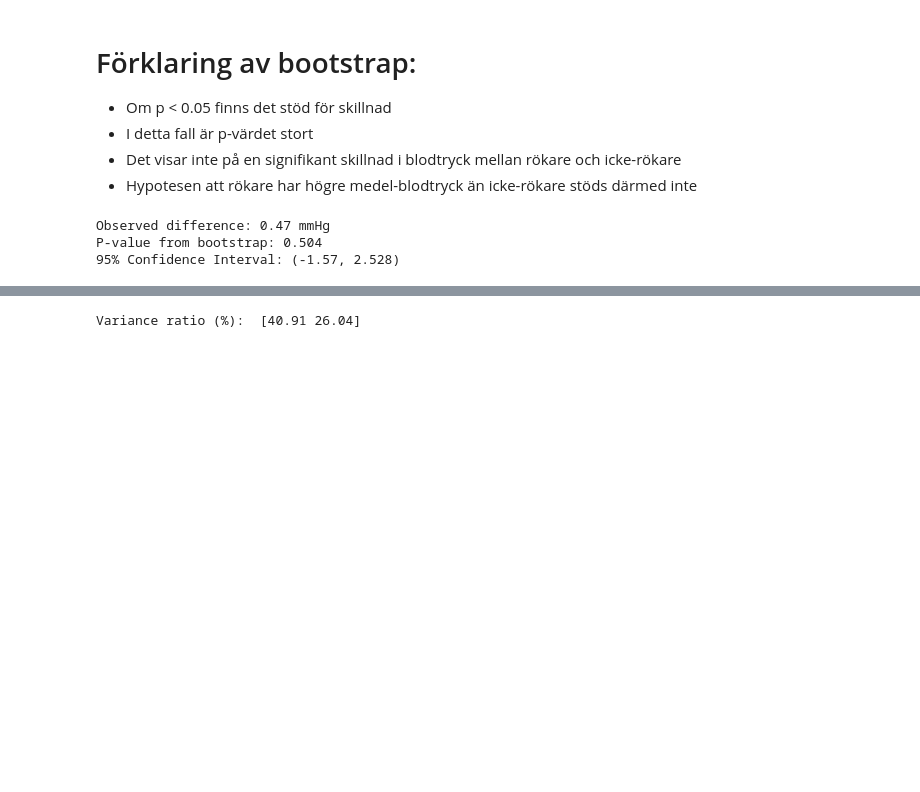
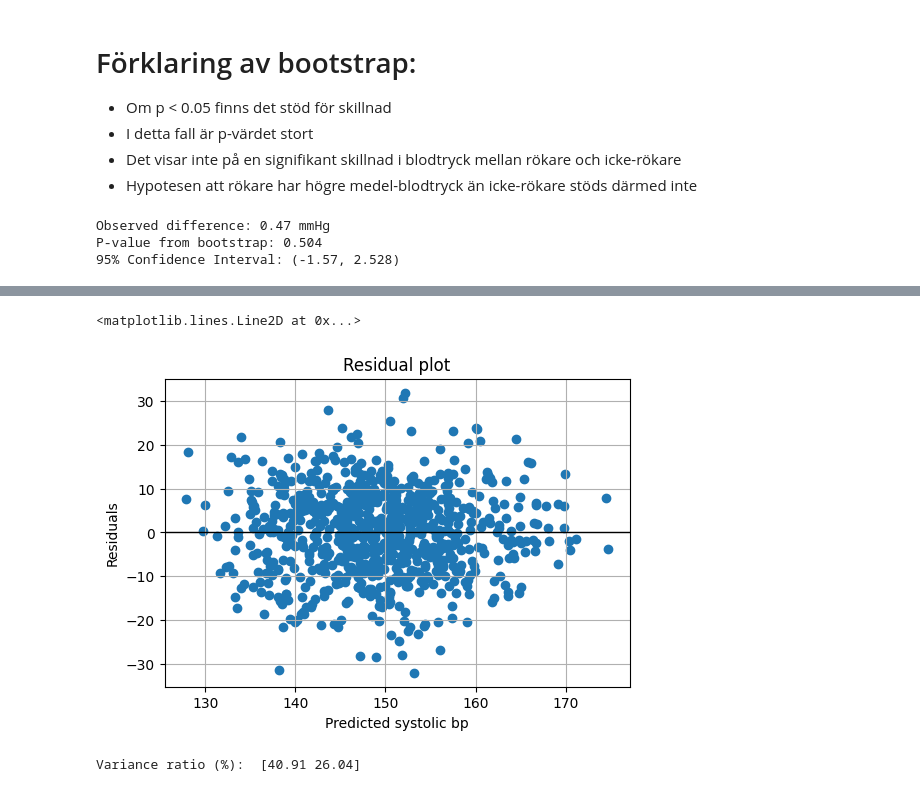
Before and after one commit to iidaclaesson/Healthstudy, a Jupyter notebook: report.ipynb, the cells around one changed output, grey strips where cells are left out. Drawn from its saved outputs; the diff is of its cells as text; code cells hidden in the pictures; blank space fills up the shorter version.

Commit message:
Linear regression residual model

```diff
--- a/report.ipynb
+++ b/report.ipynb
@@ -178,5 +178,19 @@ Afe coefficient: 0.54 mmHg/year
 Weight coefficient: 0.18 mmHg/kg
 Explained variance: 40.5%
+# %%
+# Linear regression residual model
+
+residuals = df["systolic_bp"] - (intercept_hat + slope_hat_age * df["age"] + slope_hat_weight * df["weight"])
+predicted = (intercept_hat + slope_hat_age * df["age"] + slope_hat_weight * df["weight"])
+
+fig, ax = plt.subplots(figsize=(6,4))
+
+V.scatter(ax, predicted, residuals, "Residual plot", "Predicted systolic bp", "Residuals")
+
+ax.axhline(0, color="black", linewidth=1)
+# %% [output]
+<matplotlib.lines.Line2D at 0x...>
+[figure, added]
 # %%
 # PCA analysis
 
```
Also changed, not shown: parts of 1 cell of this notebook.
